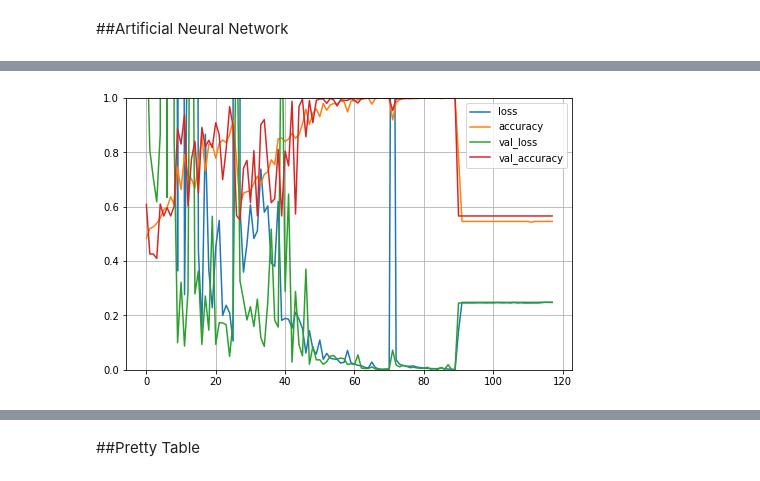
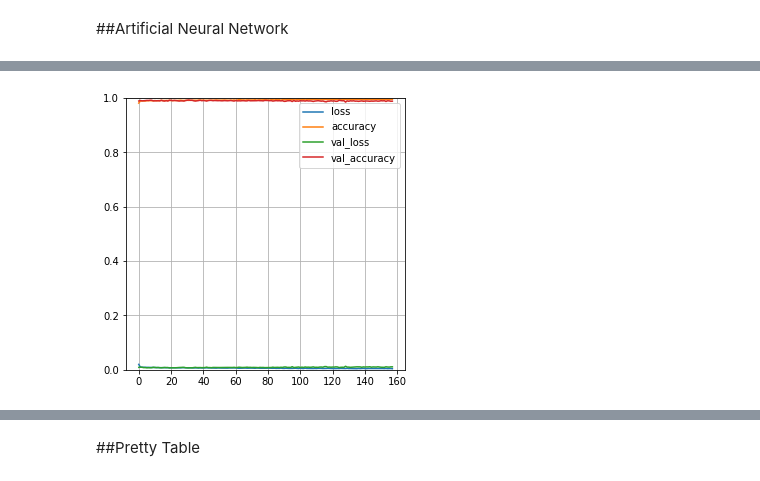
Before and after one commit to jjones2023/CS430-FinalProject, a Jupyter notebook: CS430_FinalProject.ipynb, the cells around one changed output, grey strips where cells are left out. Drawn from its saved outputs; the diff is of its cells as text; code cells hidden in the pictures.

Commit message:
Updated code (Dropped id and scaled data)

```diff
--- a/CS430_FinalProject.ipynb
+++ b/CS430_FinalProject.ipynb
@@ -44,6 +44,6 @@ Data columns (total 12 columns):
 dtypes: float64(8), int64(4)
 memory usage: 1.7 MB
 # %%
-X = rice.drop("Class", axis = 1)
+X = rice.drop(["Class", "id"], axis = 1)
 # %%
 y = rice.Class
@@ -99,3 +103,8 @@ Class            -0.831759      0.832563  1.000000
+# %%
+from sklearn.preprocessing import StandardScaler
+sc = StandardScaler()
+X_train = sc.fit_transform(X_train)
+X_test = sc.transform(X_test)
 # %% [markdown]
 ##Logistic Regression
 # %%
@@ -314,10 +329,10 @@ Epoch 118/300
 # %%
-pd.DataFrame(history.history).plot(figsize=(8,5))
+pd.DataFrame(history.history).plot(figsize=(5,5))
 plt.grid(True)
 plt.gca().set_ylim(0,1) #Sets the vertical range
 plt.show()
 # %% [output]
-[figure, old version]
+[figure, new version]
 # %%
 ann_score = model.evaluate(X_test, y_test, verbose=1)
 print('accuracy: ', ann_score[1]) #Accuracy
```
Also changed, not shown: parts of 25 cells of this notebook.
